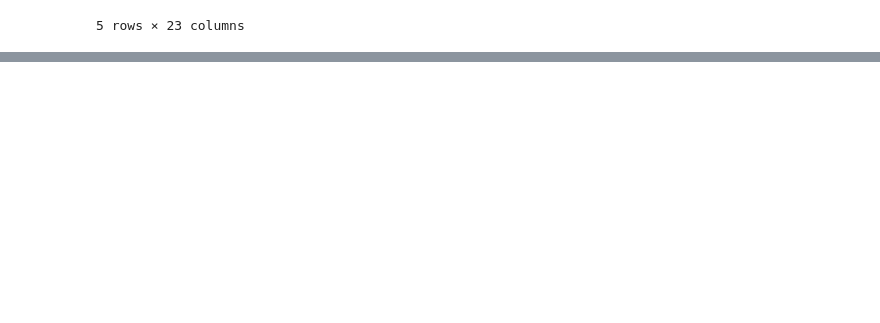
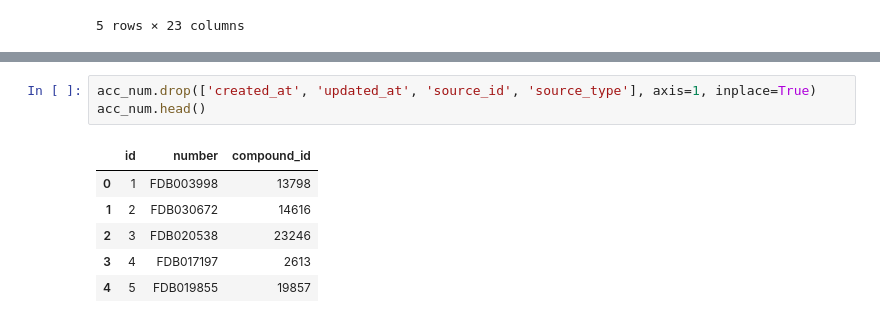
Before and after one commit to marketakrenkova/drug-interaction-prediction, a Jupyter notebook: foodb.ipynb, the cells around one changed output, grey strips where cells are left out. Cells and saved outputs as stored; diff of their text form; blank space fills up the shorter version.

```diff
--- a/foodb.ipynb
+++ b/foodb.ipynb
@@ -250,0 +205,10 @@ pathway.head()
+# %%
+acc_num.drop(['created_at', 'updated_at', 'source_id', 'source_type'], axis=1, inplace=True)
+acc_num.head()
+# %% [output]
+|  | id | number | compound_id |
+| 0 | 1 | FDB003998 | 13798 |
+| 1 | 2 | FDB030672 | 14616 |
+| 2 | 3 | FDB020538 | 23246 |
+| 3 | 4 | FDB017197 | 2613 |
+| 4 | 5 | FDB019855 | 19857 |
```
Also changed, not shown: parts of 23 cells of this notebook.
